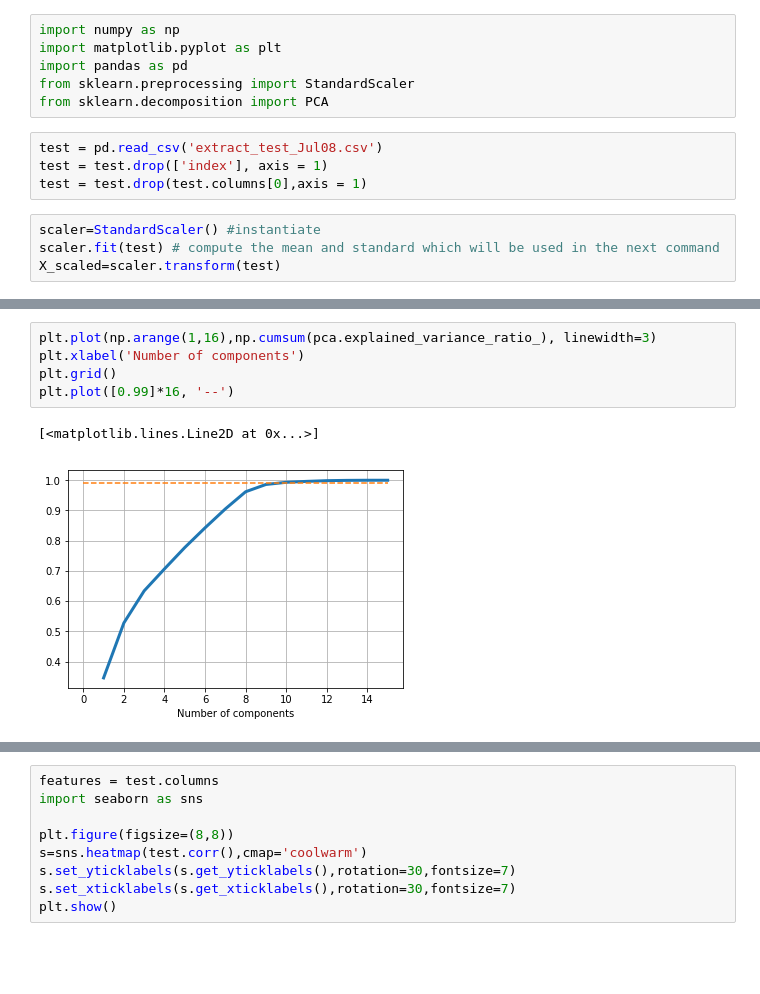
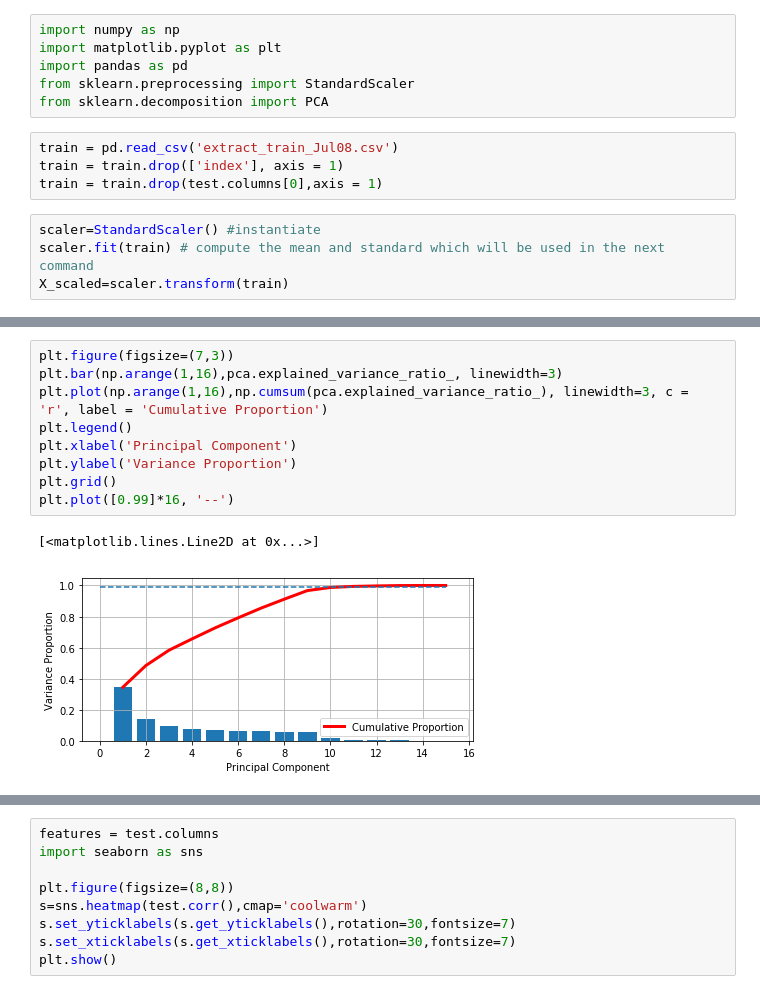
Before and after one commit to hoangtung167/cx4240, a Jupyter notebook: PCA_project.ipynb, the cells around one changed output, grey strips where cells are left out. Cells and saved outputs as stored; diff of their text form; blank space fills up the shorter version.

```diff
--- a/PCA_project.ipynb
+++ b/PCA_project.ipynb
@@ -5,10 +5,10 @@ import pandas as pd
 from sklearn.preprocessing import StandardScaler
 from sklearn.decomposition import PCA
 # %%
-test = pd.read_csv('extract_test_Jul08.csv')
-test = test.drop(['index'], axis = 1)
-test = test.drop(test.columns[0],axis = 1)
+train = pd.read_csv('extract_train_Jul08.csv')
+train = train.drop(['index'], axis = 1)
+train = train.drop(test.columns[0],axis = 1)
 # %%
 scaler=StandardScaler() #instantiate
-scaler.fit(test) # compute the mean and standard which will be used in the next command
-X_scaled=scaler.transform(test)
+scaler.fit(train) # compute the mean and standard which will be used in the next command
+X_scaled=scaler.transform(train)
@@ -30,8 +32,12 @@ X_pca=pca.transform(X_scaled)
 # %%
-plt.plot(np.arange(1,16),np.cumsum(pca.explained_variance_ratio_), linewidth=3)
-plt.xlabel('Number of components')
+plt.figure(figsize=(7,3))
+plt.bar(np.arange(1,16),pca.explained_variance_ratio_, linewidth=3)
+plt.plot(np.arange(1,16),np.cumsum(pca.explained_variance_ratio_), linewidth=3, c = 'r', label = 'Cumulative Proportion')
+plt.legend()
+plt.xlabel('Principal Component')
+plt.ylabel('Variance Proportion')
 plt.grid()
 plt.plot([0.99]*16, '--')
 # %% [output]
 [<matplotlib.lines.Line2D at 0x...>]
-[figure, old version]
+[figure, new version]
```
Also changed, not shown: parts of 9 cells of this notebook.
